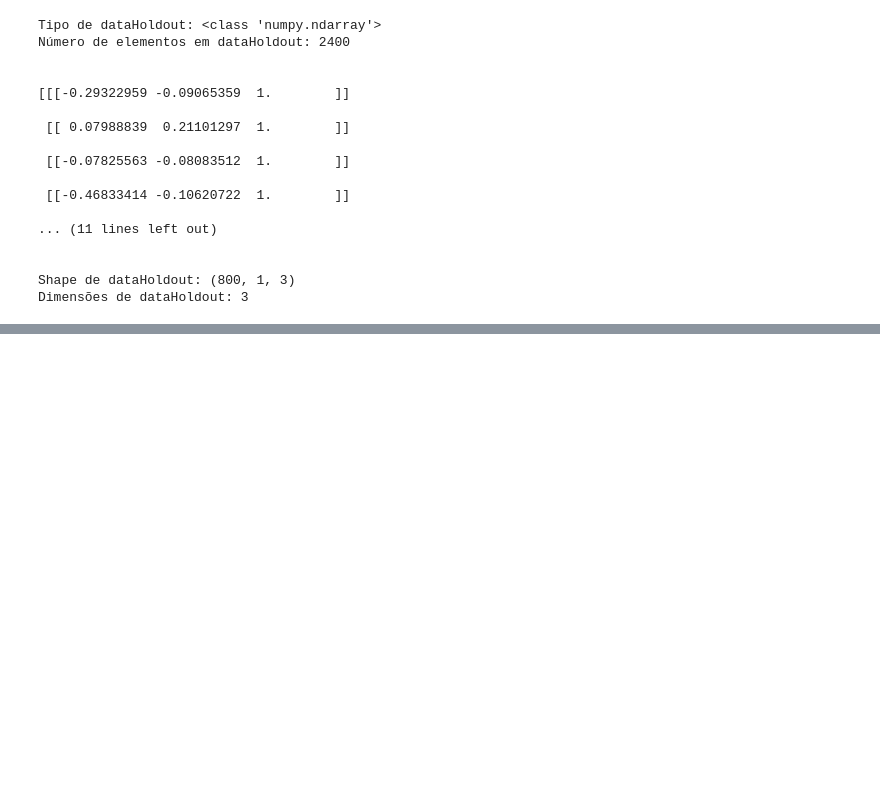
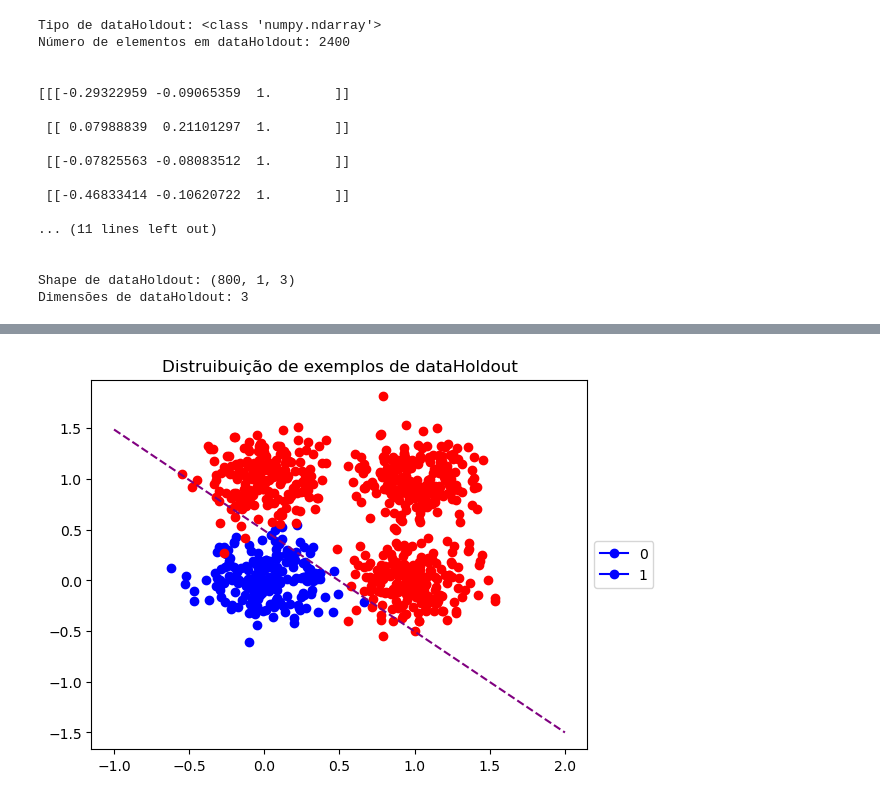
Before and after one commit to yoRitayo/RNA_PP2, a Jupyter notebook: atividade.ipynb, the cells around one changed output, grey strips where cells are left out. Drawn from its saved outputs; the diff is of its cells as text; code cells hidden in the pictures; blank space fills up the shorter version.

Commit message:
DataHoldout training and graph

```diff
--- a/atividade.ipynb
+++ b/atividade.ipynb
@@ -335,0 +439,21 @@ x_Treino:
+# %%
+def holdout_line_grafico(data,final_w,title):
+    x_1 = data[:,:, :1]
+    x_2 = data[:,:, 1:2]
+    y = data[:, :, 2:]
+    fig, ax = plt.subplots()
+    cor = { 0: 'red', 1:'blue'}
+    for i in range(data.shape[0]):
+        plt.plot(x_1[i][0][0], x_2[i][0][0], marker='o', c = cor[y[i][0][0]])
+
+    x = np.arange(-1, 3, 1)
+    reta = (final_w[0][0]/final_w[2][0]) - (final_w[1][0]/final_w[2][0]) * x
+    plt.plot(x, reta, color='purple', linestyle='--', markersize=0.5)
+
+    ax.legend(cor, loc='center left', bbox_to_anchor=(1, 0.5))
+    ax.set_title(title)
+    plt.show()
+
+holdout_line_grafico(dataHoldout,neuronio_perceptron_holdout.weights,"Distruibuição de exemplos de dataHoldout")
+# %% [output]
+[figure, added]
```
Also changed, not shown: parts of 5 cells of this notebook.
